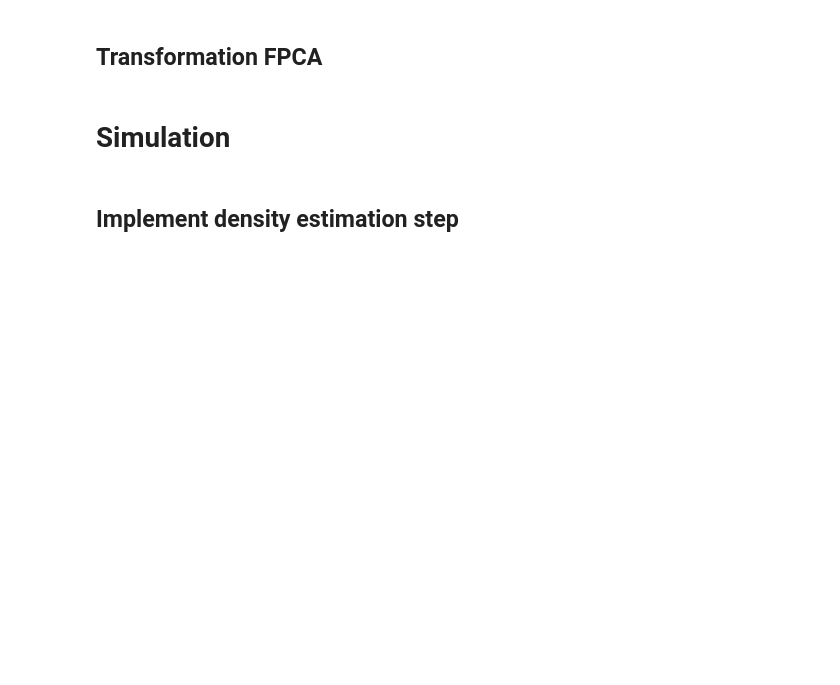
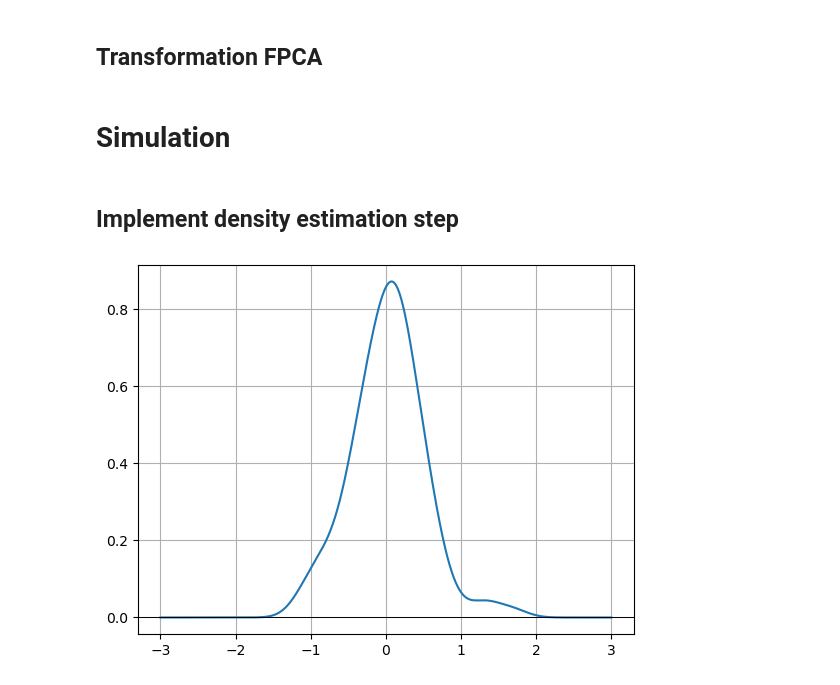
Before and after one commit to mirkimirk/thesis_frechet_fda, a Jupyter notebook: src/frechet_fda/reproduction_petersen2016.ipynb, the cells around one changed output. Cells and saved outputs as stored; diff of their text form; code cells hidden in the pictures; blank space fills up the shorter version.

```diff
--- a/src/frechet_fda/reproduction_petersen2016.ipynb
+++ b/src/frechet_fda/reproduction_petersen2016.ipynb
@@ -409,7 +409,9 @@ pdf_hats = make_estimated_truncnorm_pdf(
     bandwidth=0.2,
 )
 # %%
-pdf_hats[0].plot()
+pdf_hats[50].plot()
+# %% [output]
+[figure, added]
 # %%
 ks = make_kernel_functions(
     np.linspace((-trunc) * np.ones(n), trunc * np.ones(n), 10000).transpose(),
```
Also changed, not shown: parts of 4 cells of this notebook.
